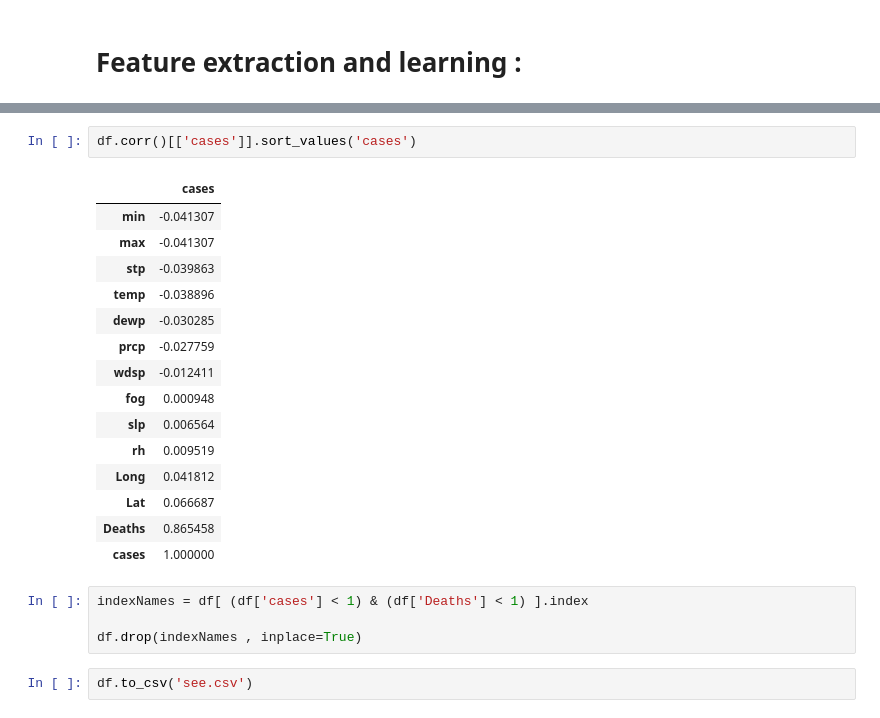
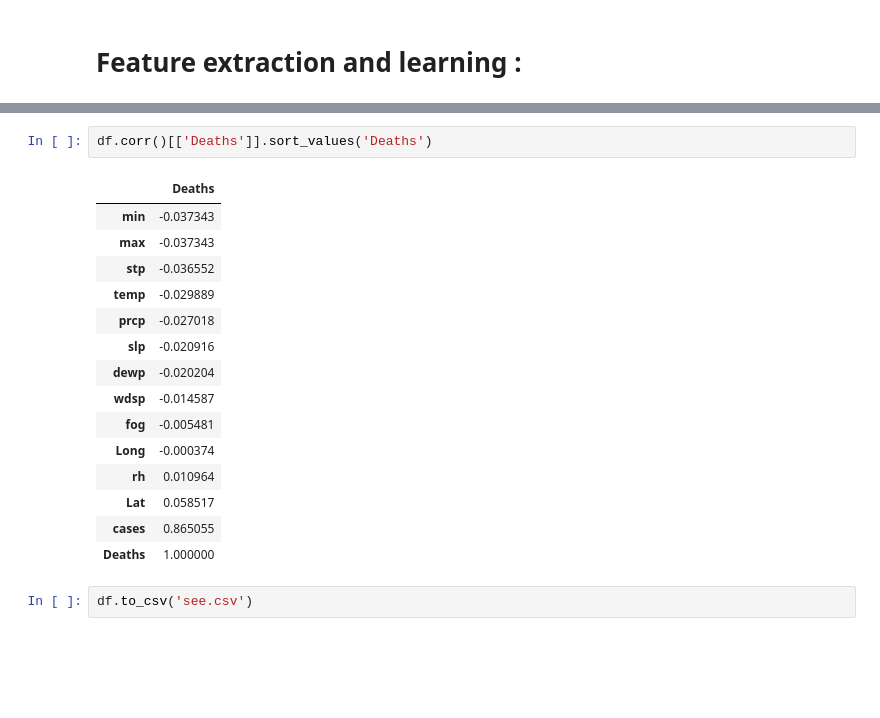
Before and after one commit to mew18/Covid19-Prediction-Analysis-XGBoost, a Jupyter notebook: COVID_19.ipynb, the cells around one changed output, grey strips where cells are left out. Cells and saved outputs as stored; diff of their text form; blank space fills up the shorter version.

```diff
--- a/COVID_19.ipynb
+++ b/COVID_19.ipynb
@@ -147,25 +189,21 @@ corr.style.background_gradient(cmap='coolwarm')
 # %%
-df.corr()[['cases']].sort_values('cases')
+df.corr()[['Deaths']].sort_values('Deaths')
 # %% [output]
-|  | cases |
-| min | -0.041307 |
-| max | -0.041307 |
-| stp | -0.039863 |
-| temp | -0.038896 |
-| dewp | -0.030285 |
-| prcp | -0.027759 |
-| wdsp | -0.012411 |
-| fog | 0.000948 |
-| slp | 0.006564 |
-| rh | 0.009519 |
-| Long | 0.041812 |
-| Lat | 0.066687 |
-| Deaths | 0.865458 |
-| cases | 1.000000 |
+|  | Deaths |
+| min | -0.037343 |
+| max | -0.037343 |
+| stp | -0.036552 |
+| temp | -0.029889 |
+| prcp | -0.027018 |
+| slp | -0.020916 |
+| dewp | -0.020204 |
+| wdsp | -0.014587 |
+| fog | -0.005481 |
+| Long | -0.000374 |
+| rh | 0.010964 |
+| Lat | 0.058517 |
+| cases | 0.865055 |
+| Deaths | 1.000000 |
-# %%
-indexNames = df[ (df['cases'] < 1) & (df['Deaths'] < 1) ].index
-
-df.drop(indexNames , inplace=True)
 # %%
 df.to_csv('see.csv')
 # %%
```
Also changed, not shown: parts of 23 cells of this notebook.
